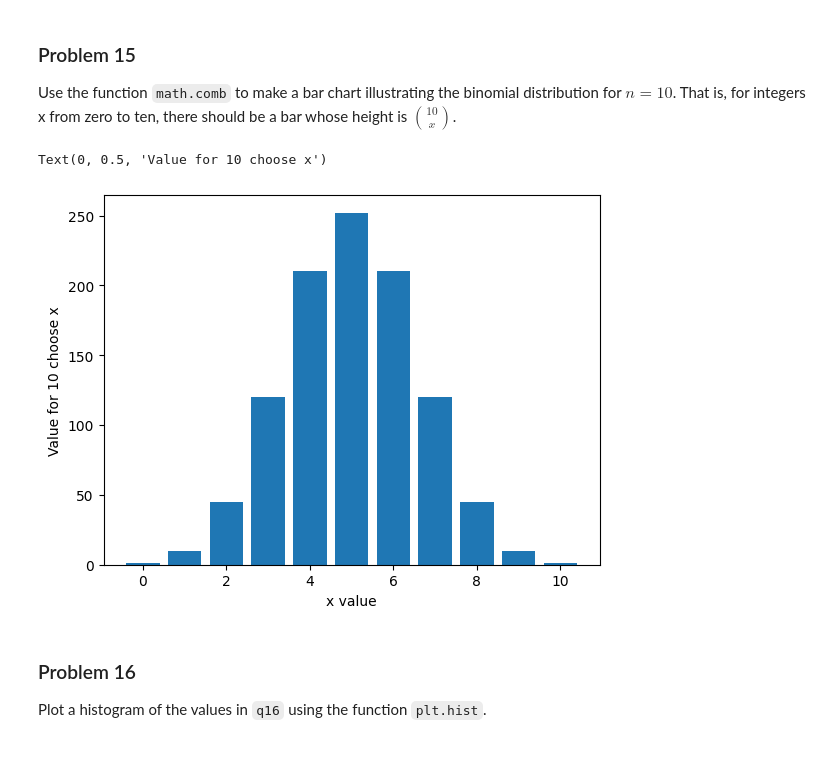
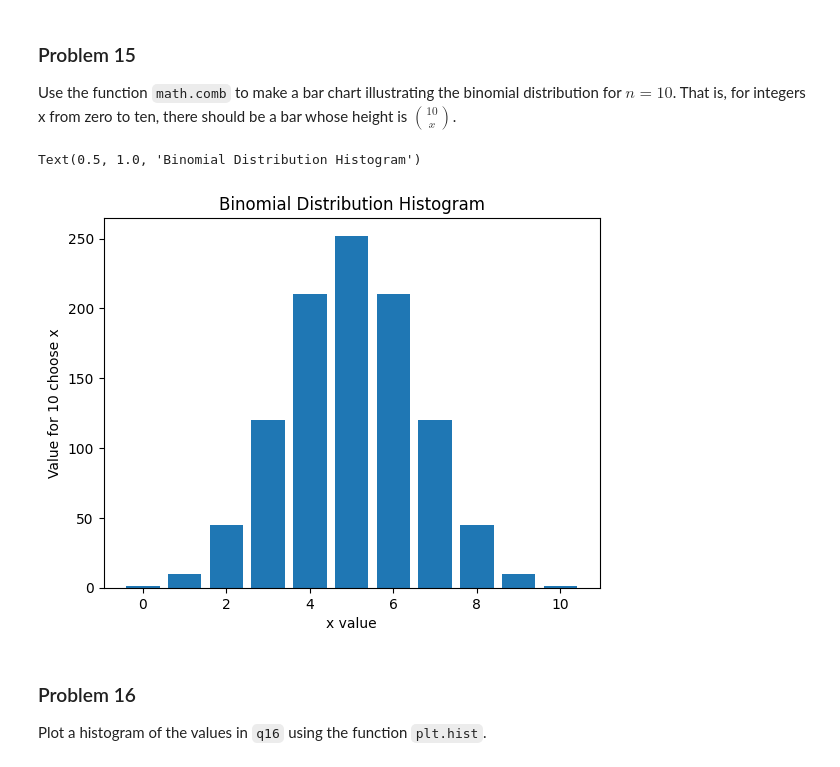
Before and after one commit to mmorebugit/dx602-homework-05, a Jupyter notebook: homework.ipynb, the cells around one changed output. Saved outputs shown, nothing was run; the diff lists cells and outputs as text; code cells hidden in the pictures.

```diff
--- a/homework.ipynb
+++ b/homework.ipynb
@@ -401,17 +409,18 @@ That is, for integers x from zero to ten, there should be a bar whose height is
 # %%
 # YOUR CHANGES HERE
 import math
 
 x = list(range(10 + 1))
 
 y = [math.comb(10,i) for i in x]
 
 plt.bar(x,y)
 plt.xlabel('x value')
 plt.ylabel('Value for 10 choose x')
+plt.title("Binomial Distribution Histogram")
 # %% [output]
-Text(0, 0.5, 'Value for 10 choose x')
+Text(0.5, 1.0, 'Binomial Distribution Histogram')
-[figure, old version]
+[figure, new version]
 # %% [markdown]
 ### Problem 16
 
```
Also changed, not shown: parts of 4 cells of this notebook.
